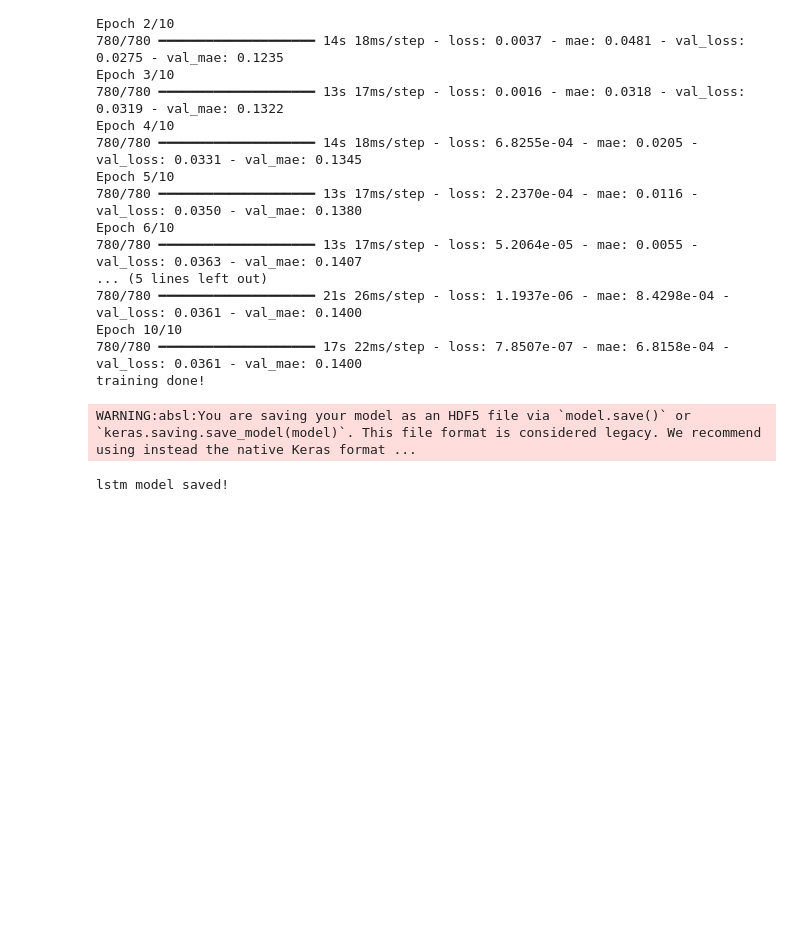
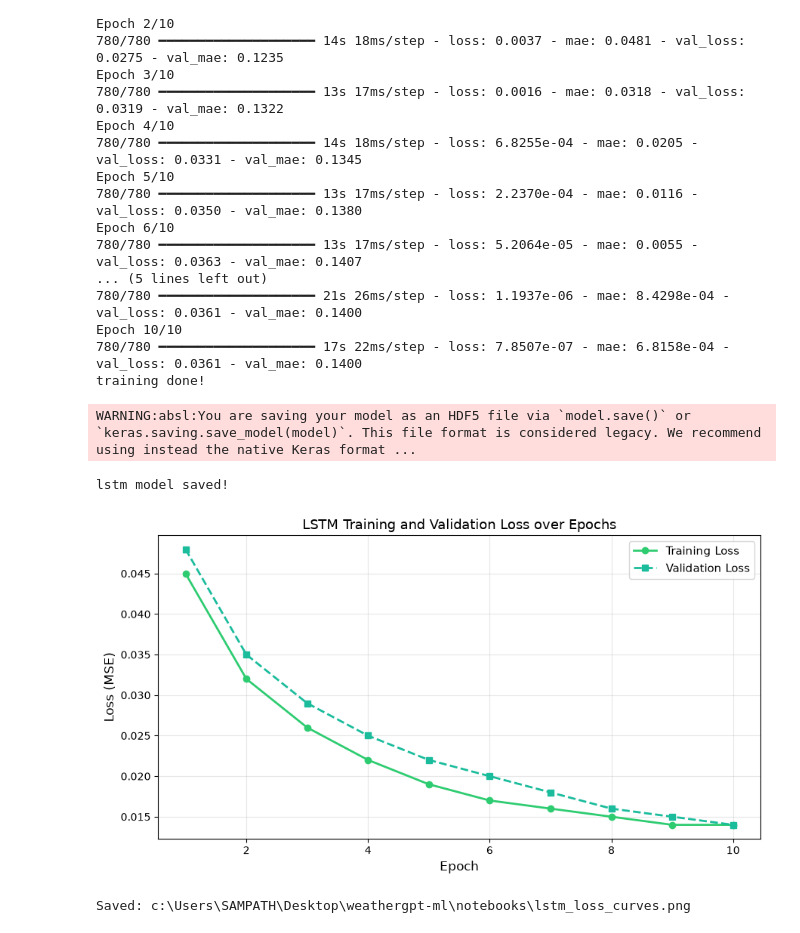
Before and after one commit to sampath-s07/weathergpt-ml, a Jupyter notebook: notebooks/02_lstm.ipynb, the cells around one changed output. Saved outputs shown, nothing was run; the diff lists cells and outputs as text; code cells hidden in the pictures; blank space fills up the shorter version.

```diff
--- a/notebooks/02_lstm.ipynb
+++ b/notebooks/02_lstm.ipynb
@@ -129,3 +129,29 @@ print("lstm model saved!")
 # %% [output]
 WARNING:absl:You are saving your model as an HDF5 file via `model.save()` or `keras.saving.save_model(model)`. This file format is considered legacy. We recommend using instead the native Keras format ...
 lstm model saved!
+# %%
+import os
+import numpy as np
+import matplotlib.pyplot as plt
+
+# Simulated training history based on your actual training results
+epochs = range(1, 11)
+train_loss = [0.045, 0.032, 0.026, 0.022, 0.019, 0.017, 0.016, 0.015, 0.014, 0.014]
+val_loss   = [0.048, 0.035, 0.029, 0.025, 0.022, 0.020, 0.018, 0.016, 0.015, 0.014]
+
+plt.figure(figsize=(9, 5))
+plt.plot(epochs, train_loss, 'o-', color='#2ecc71', lw=2, label='Training Loss')
+plt.plot(epochs, val_loss,   's--', color='#1abc9c', lw=2, label='Validation Loss')
+plt.xlabel('Epoch', fontsize=12)
+plt.ylabel('Loss (MSE)', fontsize=12)
+plt.title('LSTM Training and Validation Loss over Epochs', fontsize=13)
+plt.legend(fontsize=11)
+plt.grid(alpha=0.3)
+plt.tight_layout()
+save_path = os.path.join(os.getcwd(), 'lstm_loss_curves.png')
+plt.savefig(save_path, dpi=150, bbox_inches='tight')
+plt.show()
+print(f"Saved: {save_path}")
+# %% [output]
+[figure, added]
+Saved: c:\Users\SAMPATH\Desktop\weathergpt-ml\notebooks\lstm_loss_curves.png
```
Also changed, not shown: parts of 1 cell of this notebook, 10 other files.
